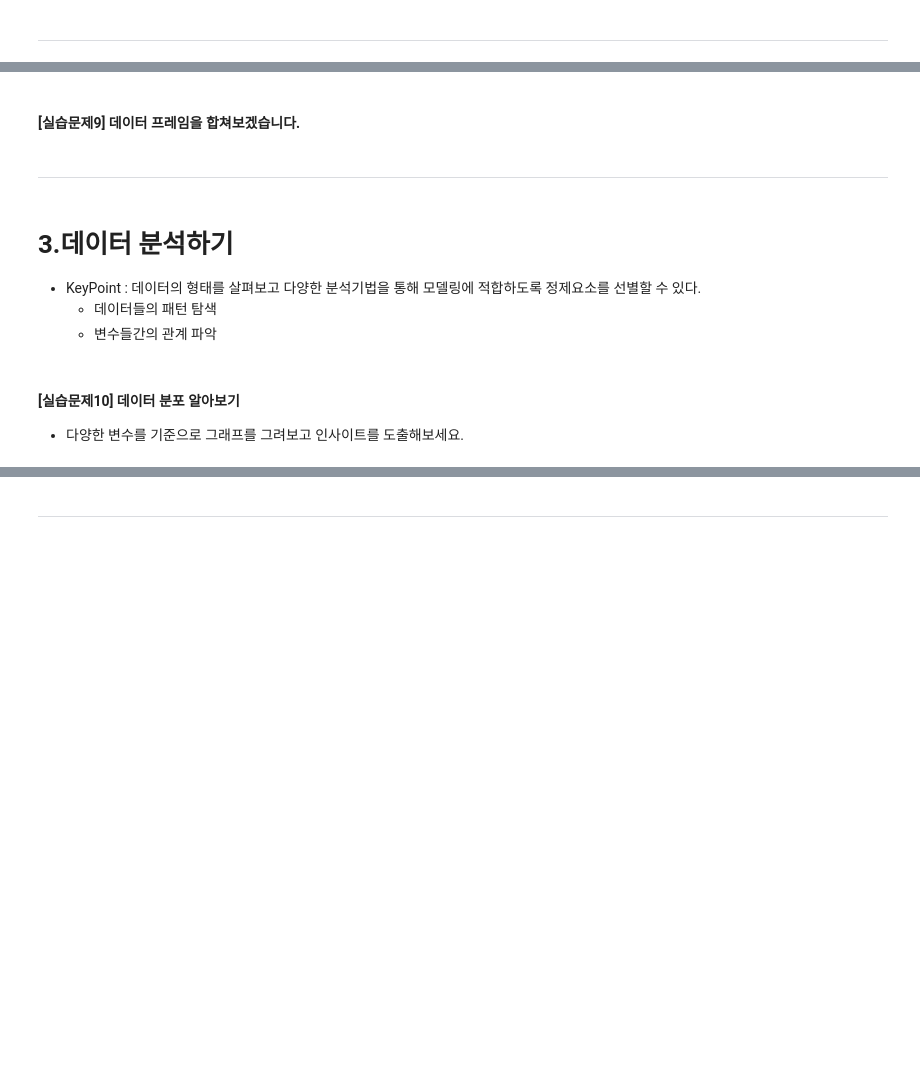
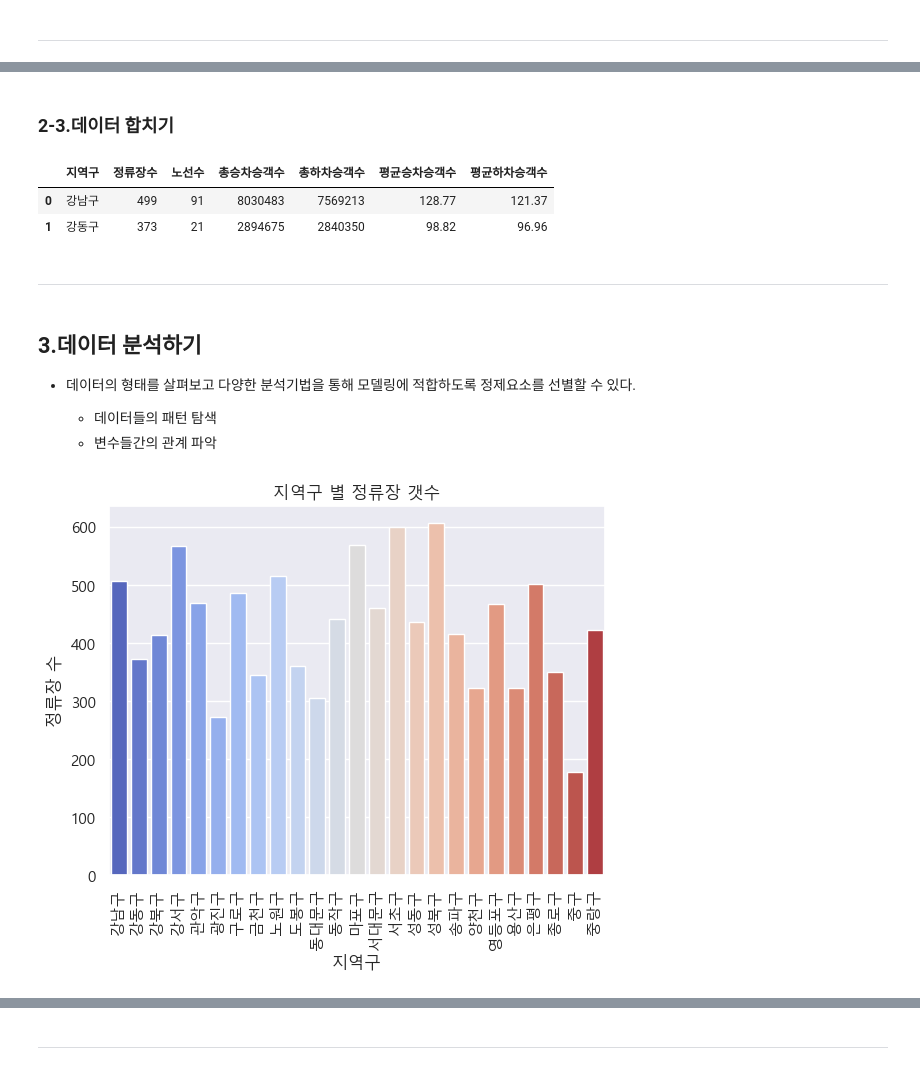
Before and after one commit to cosmos17/AIVLE_MiniProj_1, a Jupyter notebook: mini1-1/1. 데이터 불러오기 및 분석(EDA)_1차_버스정류장데이터.ipynb, the cells around one changed output, grey strips where cells are left out. Cells and saved outputs as stored; diff of their text form; code cells hidden in the pictures; blank space fills up the shorter version.

```diff
--- a/mini1-1/1. 데이터 불러오기 및 분석(EDA)_1차_버스정류장데이터.ipynb
+++ b/mini1-1/1. 데이터 불러오기 및 분석(EDA)_1차_버스정류장데이터.ipynb
@@ -100,4 +117,0 @@ bus_station['버스정류장ARS번호']
-# %%
-# 버스정류장 ARS 번호의 앞자리 2개로 새로 컬럼 생성합니다
-bus_station['busARS00'] = bus_station['버스정류장ARS번호'].str[:2]
-bus_station.head()
@@ -111,10 +118,9 @@ bus_station.head()
 # %%
-# 구 코드를 구 이름으로 변환합니다
-bus_station['GuCode'] = bus_station['busARS00'].map({
-    '01':'종로구',    '02':'중구',    '03':'용산구',    '04':'성동구',    '05':'광진구',
-    '06':'동대문구',    '07':'중랑구',    '08':'성북구',    '09':'강북구',    '10':'도봉구',
-    '11':'노원구',    '12':'은평구',    '13':'서대문구',    '14':'마포구',    '15':'양천구',
-    '16':'강서구',    '17':'구로구',    '18':'금천구',    '19':'영등포구',    '20':'동작구',
-    '21':'관악구',    '22':'서초구',    '23':'강남구',    '24':'송파구',    '25':'강동구'
+bus_station['지역구'] = bus_station['버스정류장ARS번호'].str.slice(0, 2).map({
+    '01':'종로구',  '02':'중구',    '03':'용산구',    '04':'성동구',  '05':'광진구',
+    '06':'동대문구',    '07':'중랑구',  '08':'성북구',  '09':'강북구',  '10':'도봉구',
+    '11':'노원구',  '12':'은평구',  '13':'서대문구',  '14':'마포구',    '15':'양천구',
+    '16':'강서구',  '17':'구로구',  '18':'금천구',  '19':'영등포구',    '20':'동작구',
+    '21':'관악구',  '22':'서초구',  '23':'강남구',  '24':'송파구',  '25':'강동구'
 })
 # %%
@@ -202,3 +371,3 @@ seoulbus.groupby('GuCode', as_index=False)[['승차총승객수', '하차총승
 # %% [markdown]
-#### [실습문제9] 데이터 프레임을 합쳐보겠습니다.
+### 2-3.데이터 합치기
 # %%
@@ -217,8 +382,13 @@ seoulbus_stations
 # %%
-seoulbus_stations.rename(columns={'GuCode':'구이름',
-                                 '버스정류장ARS번호':'버스정류장개수',
-                                  '노선번호':'버스노선개수',
-                                 '승차총승객수_x':'승차총승객수',
-                                  '하차총승객수_x':'하차총승객수',
-                                  '승차총승객수_y':'승차평균승객수',
-                                  '하차총승객수_y':'하차평균승객수'}, inplace=True)
+local_bus.rename(columns={'버스정류장ARS번호':'정류장수',
+                          '노선번호':'노선수',
+                          '승차총승객수_x':'총승차승객수',
+                          '하차총승객수_x':'총하차승객수',
+                          '승차총승객수_y':'평균승차승객수',
+                          '하차총승객수_y':'평균하차승객수'}, inplace=True)
+
+local_bus.head(2)
+# %% [output]
+|  | 지역구 | 정류장수 | 노선수 | 총승차승객수 | 총하차승객수 | 평균승차승객수 | 평균하차승객수 |
+| 0 | 강남구 | 499 | 91 | 8030483 | 7569213 | 128.77 | 121.37 |
+| 1 | 강동구 | 373 | 21 | 2894675 | 2840350 | 98.82 | 96.96 |
@@ -231,24 +398,33 @@ seoulbus_stations.to_csv('df_seoul_bus_station.csv', mode='w', index=False)
 # %% [markdown]
 ---
 # %% [markdown]
-# 3.데이터 분석하기
-+ KeyPoint : 데이터의 형태를 살펴보고 다양한 분석기법을 통해 모델링에 적합하도록 정제요소를 선별할 수 있다.
-  * 데이터들의 패턴 탐색
-  * 변수들간의 관계 파악
+## 3.데이터 분석하기
+* 데이터의 형태를 살펴보고 다양한 분석기법을 통해 모델링에 적합하도록 정제요소를 선별할 수 있다.
+
+  - 데이터들의 패턴 탐색
+  - 변수들간의 관계 파악
 # %%
+# 시각화
+import matplotlib.pyplot as plt
 import seaborn as sns
-import matplotlib.pyplot as plt
 
-# 시각화 한글폰트 설정
-# 맑은 고딕
-
-plt.rc('font', family='Malgun Gothic')
-sns.set(font="Malgun Gothic",#"NanumGothicCoding",
-        rc={"axes.unicode_minus":False}, # 마이너스 부호 깨짐 현상 해결
-        style='darkgrid')
+plt.rc("font", family="Malgun Gothic")
+sns.set(font="Malgun Gothic",
+        rc={"axes.unicode_minus":False}, style='darkgrid') # 음수 부호 깨짐 현상 방지, 그래프 배경색
 
 # scipy
 import scipy.stats as spst
-# %% [markdown]
-#### [실습문제10] 데이터 분포 알아보기
-* 다양한 변수를 기준으로 그래프를 그려보고 인사이트를 도출해보세요.
+# %%
+sns.set_palette('coolwarm', bus_station['지역구'].nunique())
+# %%
+graph1 = bus_station.groupby('지역구', as_index=False)['버스정류장ARS번호'].nunique().sort_values(by='지역구')
+
+sns.barplot(x='지역구', y='버스정류장ARS번호',
+            data=graph1,
+            hue='지역구', legend=False, palette=sns.color_palette())
+plt.xticks(rotation=90)
+plt.ylabel('정류장 수')
+plt.title('지역구 별 정류장 갯수')
+plt.show()
+# %% [output]
+[figure, added]
```
Also changed, not shown: parts of 56 cells of this notebook, 3 other files.
